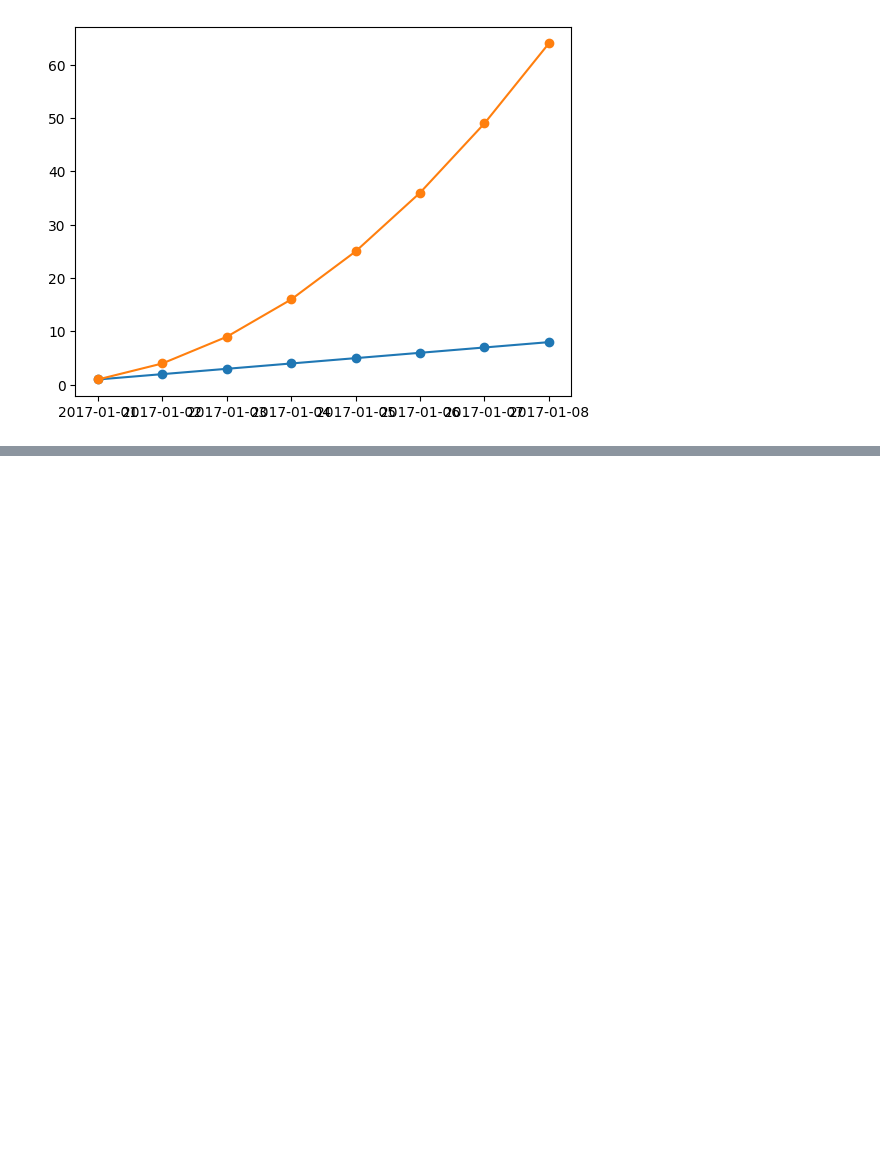
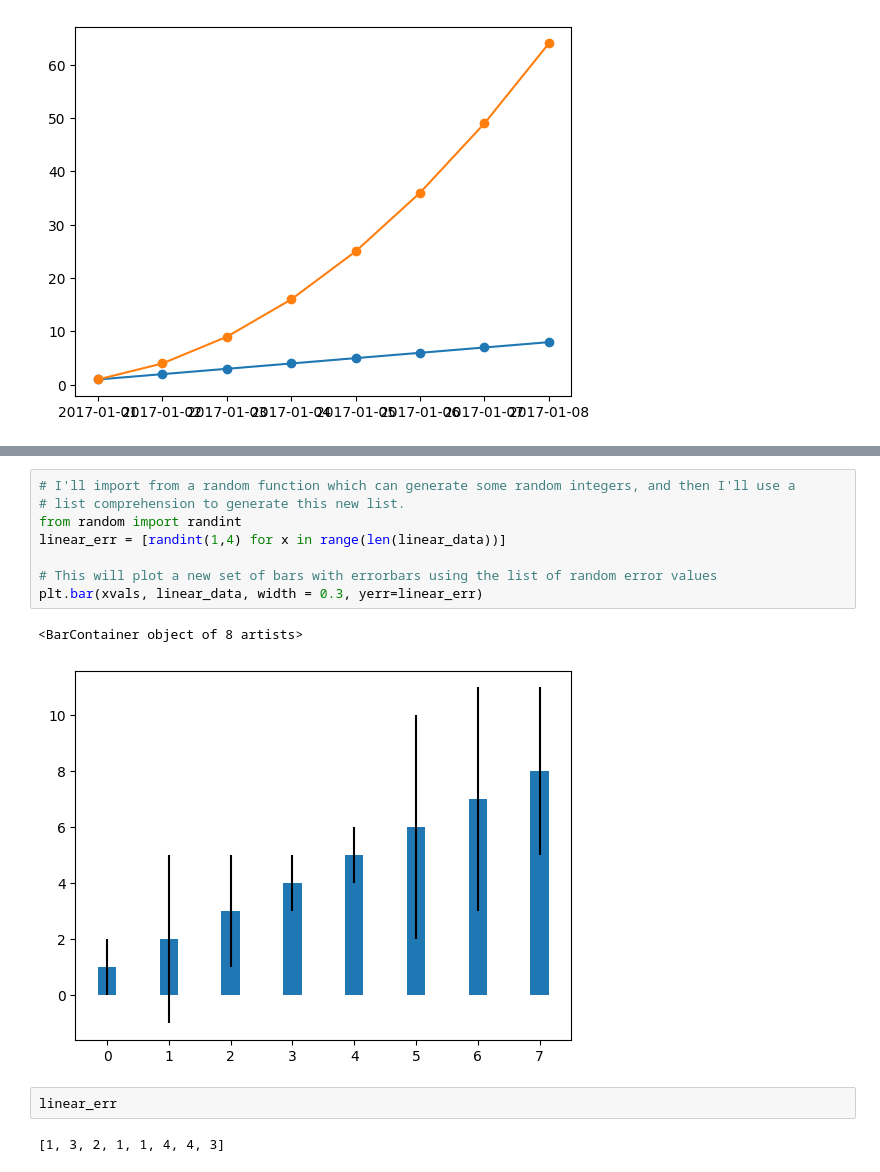
Before and after one commit to mohamaddibai/Coursera, a Jupyter notebook: Plotting-1.ipynb, the cells around one changed output, grey strips where cells are left out. Saved outputs shown, nothing was run; the diff lists cells and outputs as text; blank space fills up the shorter version.

```diff
--- a/Plotting-1.ipynb
+++ b/Plotting-1.ipynb
@@ -321,0 +353,15 @@ plt.plot(observation_dates, linear_data, '-o',  observation_dates, exponential_d
+# %%
+# I'll import from a random function which can generate some random integers, and then I'll use a
+# list comprehension to generate this new list.
+from random import randint
+linear_err = [randint(1,4) for x in range(len(linear_data))]
+
+# This will plot a new set of bars with errorbars using the list of random error values
+plt.bar(xvals, linear_data, width = 0.3, yerr=linear_err)
+# %% [output]
+<BarContainer object of 8 artists>
+[figure, added]
+# %%
+linear_err
+# %% [output]
+[1, 3, 2, 1, 1, 4, 4, 3]
```
Also changed, not shown: parts of 73 cells of this notebook, 7 other files.
